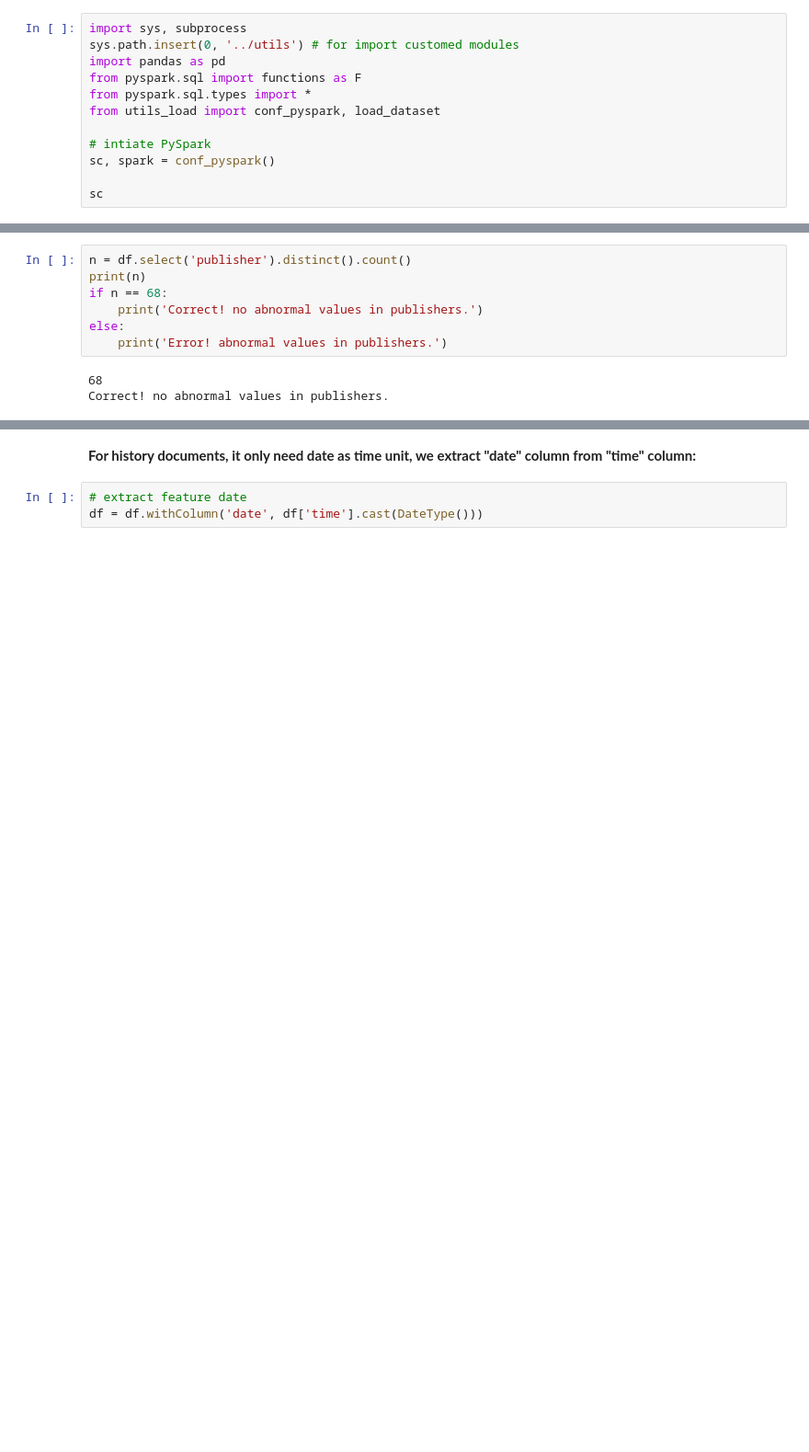
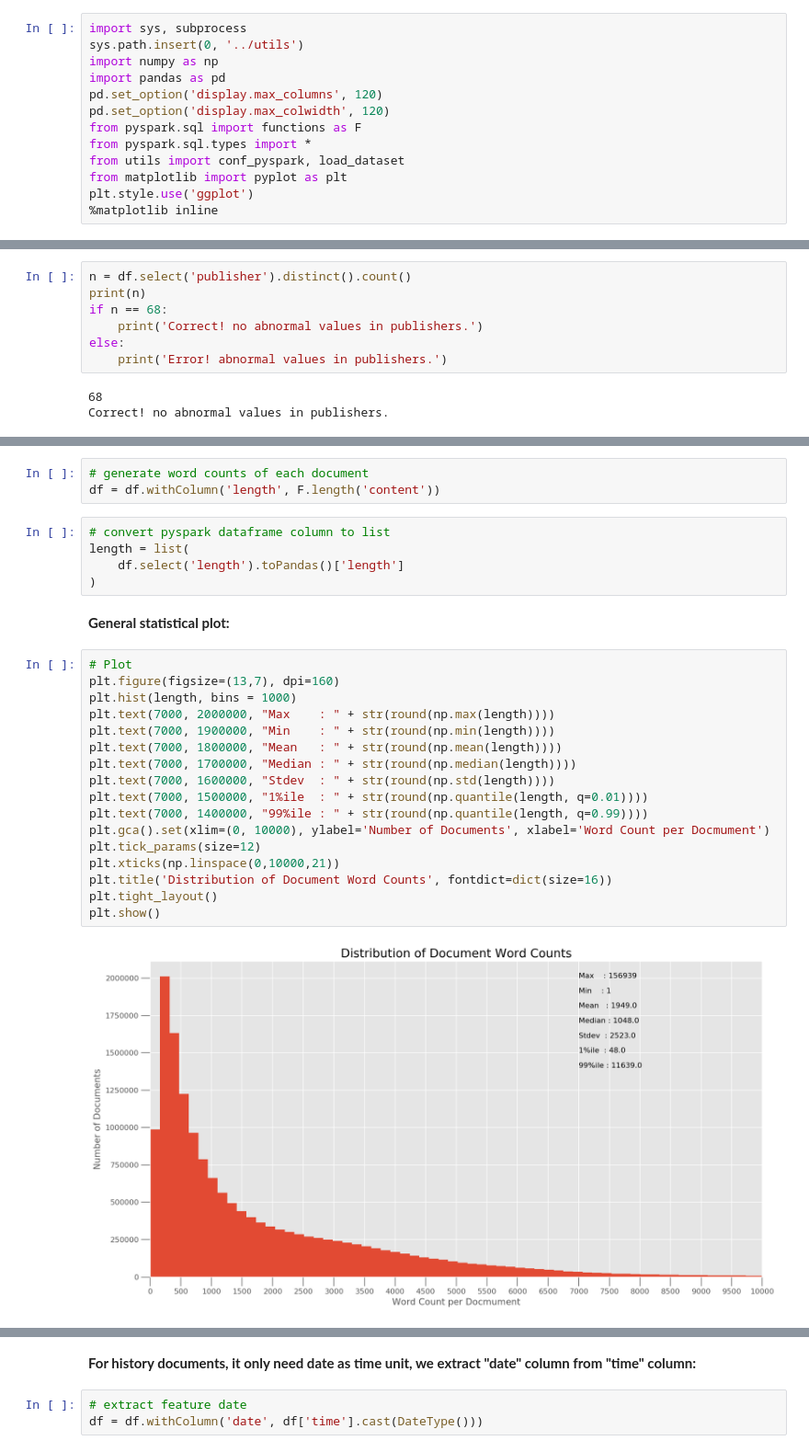
Before and after one commit to xandercai/papers-past-topic-modeling, a Jupyter notebook: 2-wrangling/wrangling.ipynb, the cells around one changed output, grey strips where cells are left out. Shown at 92% size. Drawn from its saved outputs; the diff is of its cells as text; blank space fills up the shorter version.

```diff
--- a/2-wrangling/wrangling.ipynb
+++ b/2-wrangling/wrangling.ipynb
@@ -12,13 +12,14 @@ Xiandong Cai - xca24@uclive.ac.nz
 Yujie Cui - ycu23@uclive.ac.nz
 # %%
 import sys, subprocess
-sys.path.insert(0, '../utils') # for import customed modules
+sys.path.insert(0, '../utils')
+import numpy as np
 import pandas as pd
+pd.set_option('display.max_columns', 120)
+pd.set_option('display.max_colwidth', 120)
 from pyspark.sql import functions as F
 from pyspark.sql.types import *
-from utils_load import conf_pyspark, load_dataset
-
-# intiate PySpark
-sc, spark = conf_pyspark()
-
-sc
+from utils import conf_pyspark, load_dataset
+from matplotlib import pyplot as plt
+plt.style.use('ggplot')
+%matplotlib inline
@@ -170,0 +179,29 @@ Correct! no abnormal values in publishers.
+# %%
+# generate word counts of each document
+df = df.withColumn('length', F.length('content'))
+# %%
+# convert pyspark dataframe column to list
+length = list(
+    df.select('length').toPandas()['length']
+)
+# %% [markdown]
+**General statistical plot:**
+# %%
+# Plot
+plt.figure(figsize=(13,7), dpi=160)
+plt.hist(length, bins = 1000)
+plt.text(7000, 2000000, "Max    : " + str(round(np.max(length))))
+plt.text(7000, 1900000, "Min    : " + str(round(np.min(length))))
+plt.text(7000, 1800000, "Mean   : " + str(round(np.mean(length))))
+plt.text(7000, 1700000, "Median : " + str(round(np.median(length))))
+plt.text(7000, 1600000, "Stdev  : " + str(round(np.std(length))))
+plt.text(7000, 1500000, "1%ile  : " + str(round(np.quantile(length, q=0.01))))
+plt.text(7000, 1400000, "99%ile : " + str(round(np.quantile(length, q=0.99))))
+plt.gca().set(xlim=(0, 10000), ylabel='Number of Documents', xlabel='Word Count per Docmument')
+plt.tick_params(size=12)
+plt.xticks(np.linspace(0,10000,21))
+plt.title('Distribution of Document Word Counts', fontdict=dict(size=16))
+plt.tight_layout()
+plt.show()
+# %% [output]
+[figure, added]
```
Also changed, not shown: parts of 52 cells of this notebook.
